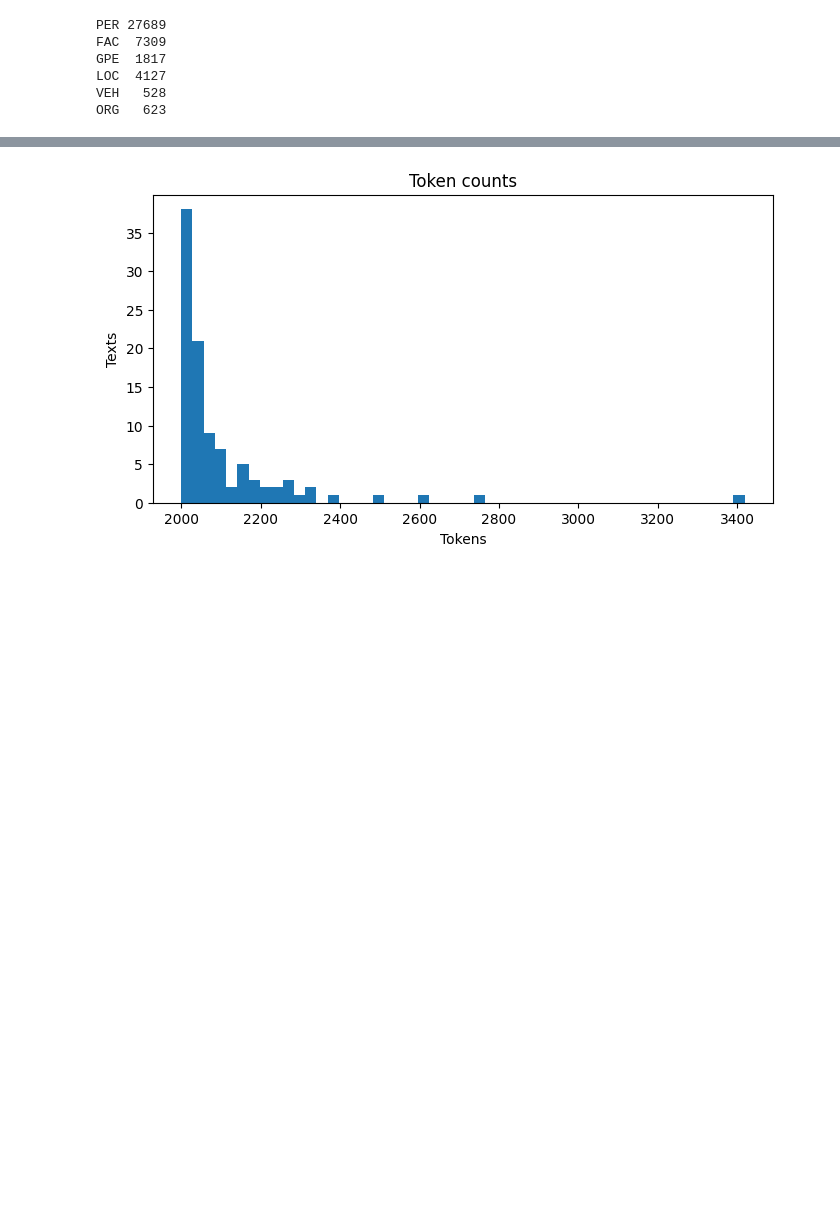
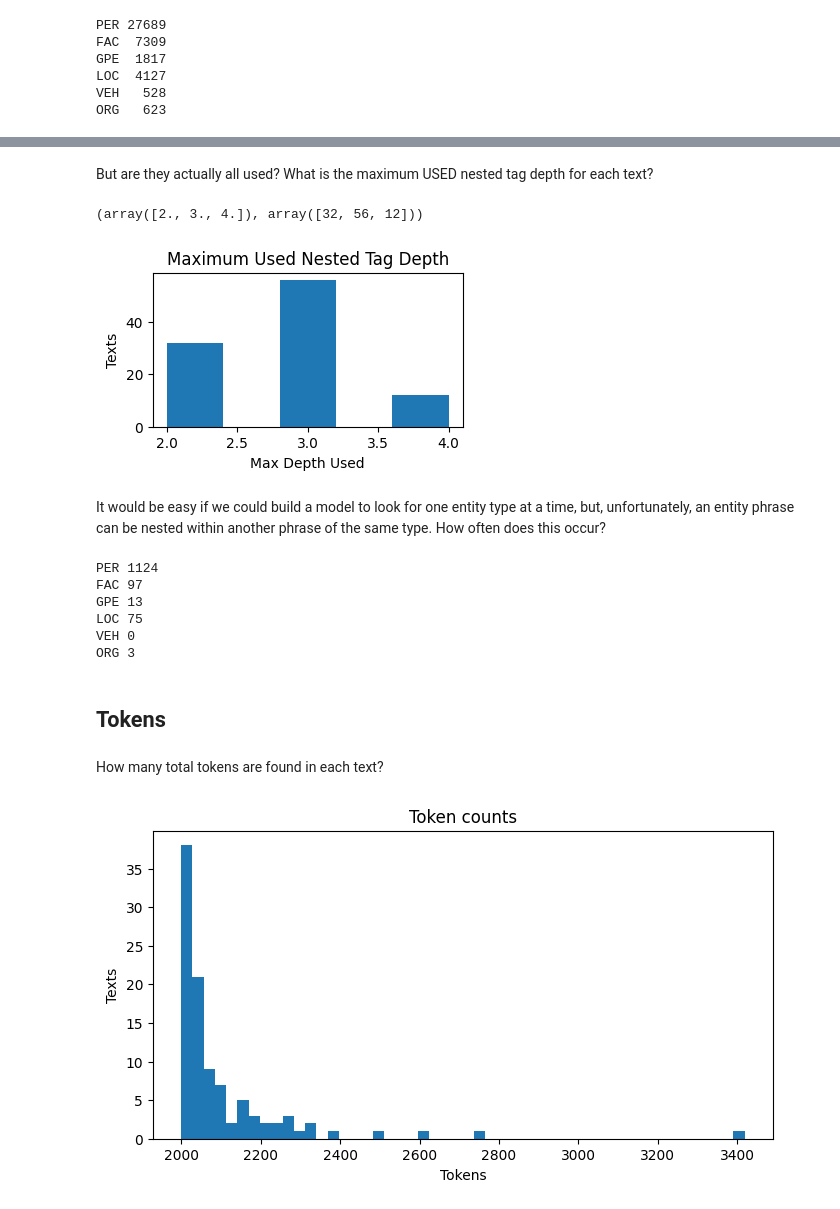
Before and after one commit to EricRobertBrewer/litbank-entities, a Jupyter notebook: notebooks/explore.ipynb, the cells around one changed output, grey strips where cells are left out. Cells and saved outputs as stored; diff of their text form; code cells hidden in the pictures; blank space fills up the shorter version.

```diff
--- a/notebooks/explore.ipynb
+++ b/notebooks/explore.ipynb
@@ -92 +115,53 @@ plt.show()
+# %% [markdown]
+But are they actually all used? What is the maximum USED nested tag depth for each text?
+# %%
+text_depth_used = np.zeros(len(text_sentence_labels))
+for i in range(len(text_sentence_labels)):
+    depth_used_max = 0
+    for labels in text_sentence_labels[i]:
+        for label in labels:
+            depth_used_max = max(depth_used_max, sum(1 if nest_label != 'O' else 0 for nest_label in label))
+    text_depth_used[i] = depth_used_max
+
+print(np.unique(text_depth_used, return_counts=True))
+
+plt.figure(figsize=(4, 2))
+plt.hist(text_depth_used, bins=5)
+plt.title('Maximum Used Nested Tag Depth')
+plt.ylabel('Texts')
+plt.xlabel('Max Depth Used')
+plt.show()
+# %% [output]
+(array([2., 3., 4.]), array([32, 56, 12]))
+[figure, added]
+# %% [markdown]
+It would be easy if we could build a model to look for one entity type at a time, but, unfortunately, an entity phrase can be nested within another phrase of the same type. How often does this occur?
+# %%
+category_to_nested_spans = {category: list() for category in litbank.ENTITY_CATEGORIES}
+for i, annotations in enumerate(text_annotations):
+    category_to_spans = {category: list() for category in category_to_nested_spans.keys()}
+    for annotation in annotations:
+        _, category, a, b, phrase = annotation
+        category_to_spans[category].append((a, b, phrase))
+    for category in category_to_spans.keys():
+        spans = sorted(category_to_spans[category])
+        for j in range(1, len(spans)):
+            a, b, phrase = spans[j-1]
+            a_, b_, phrase_ = spans[j]
+            if a_ <= b:
+                category_to_nested_spans[category].append(((a, b), (a_, b_), phrase, phrase_))
+
+for category, nested_spans in category_to_nested_spans.items():
+    print(category, len(nested_spans))
+# %% [output]
+PER 1124
+FAC 97
+GPE 13
+LOC 75
+VEH 0
+ORG 3
+# %% [markdown]
+## Tokens
+# %% [markdown]
+How many total tokens are found in each text?
 # %%
```
Also changed, not shown: parts of 18 cells of this notebook, 1 other file.
